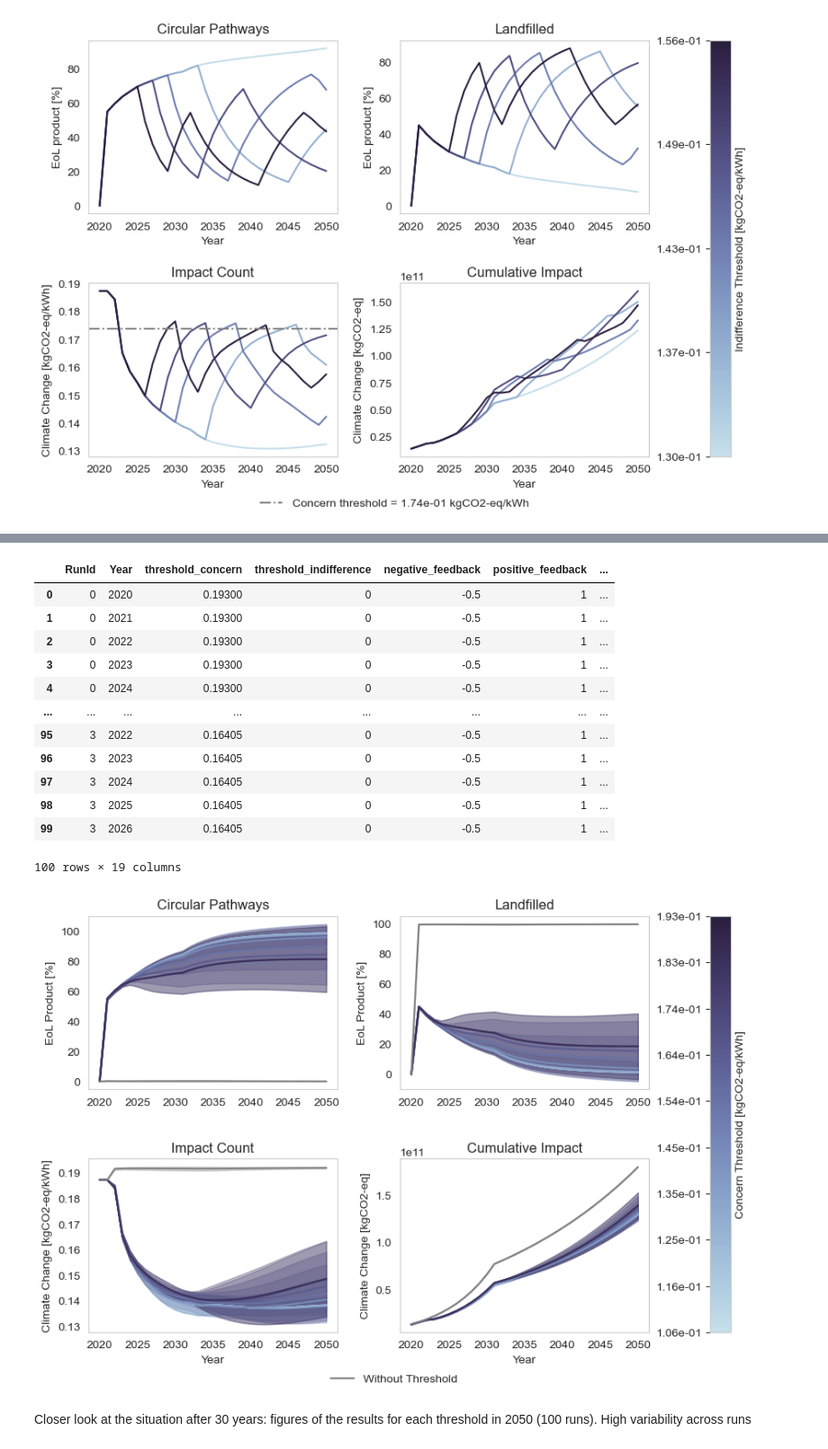
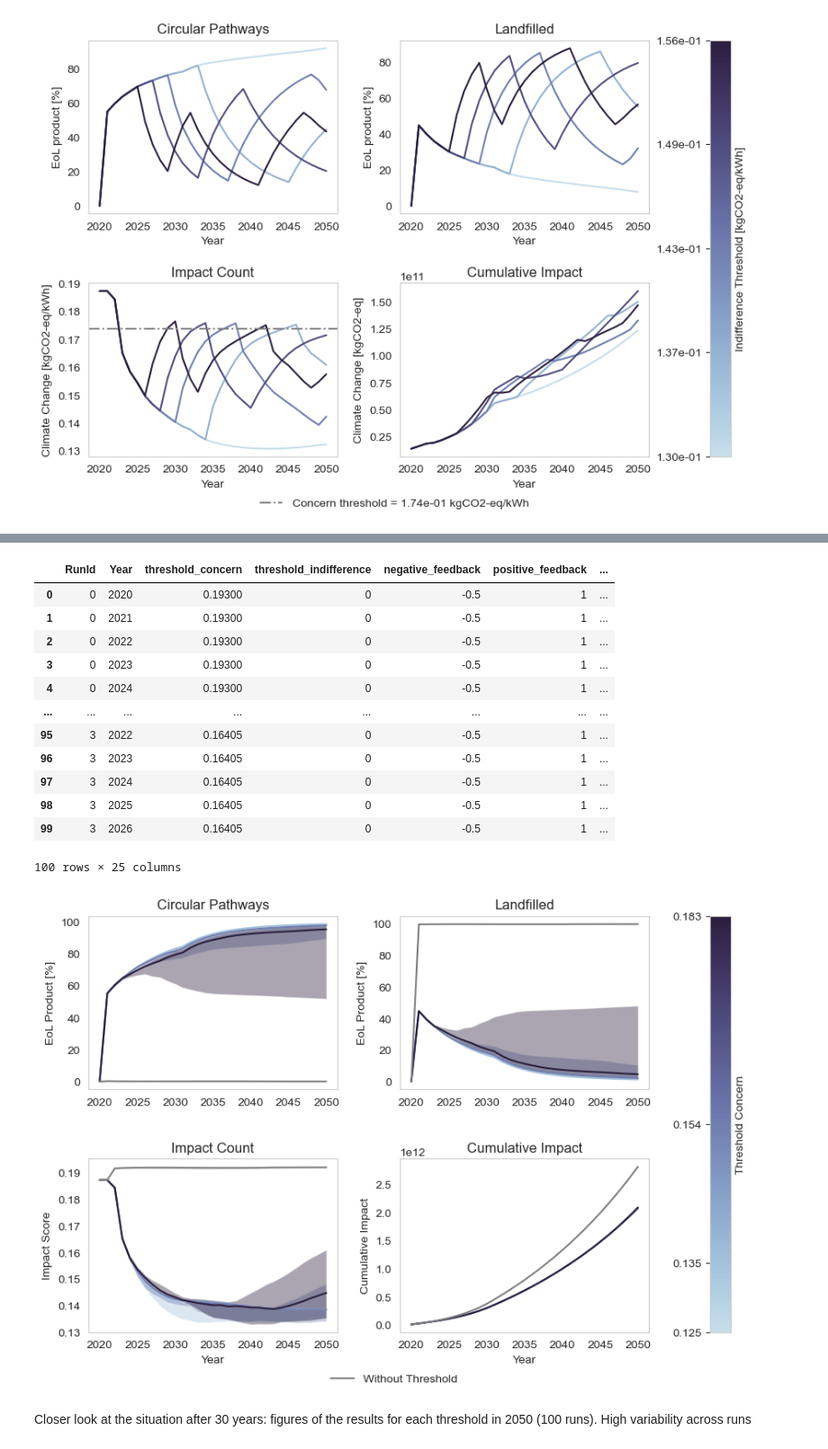
Before and after one commit to rivm-syso/PV-ABM-LCA, a Jupyter notebook: batch_visualize.ipynb, the cells around one changed output, grey strips where cells are left out. Shown at 90% size. Drawn from its saved outputs; the diff is of its cells as text; code cells hidden in the pictures.

```diff
--- a/batch_visualize.ipynb
+++ b/batch_visualize.ipynb
@@ -253,5 +253,9 @@ Load data for 100 seeds and each threshold: using shaded area to represent the s
 # %%
+import numpy as np
 import pandas as pd
+import seaborn as sns
+import matplotlib.pyplot as plt
+from matplotlib.lines import Line2D
 
 # Initialize an empty DataFrame
 results_df = pd.DataFrame()
@@ -265,13 +269,13 @@ for n in range(10):
     df['RunId'] = n
 
     # Select the columns
-    df = df[['Year', 'RunId','threshold_concern', 'threshold_indifference', 'negative_feedback', 'positive_feedback',
+    df = df[['Year', 'RunId', 'threshold_concern', 'threshold_indifference', 'negative_feedback', 'positive_feedback',
              'Impact count', 'Total product', "Effect", "eol - new sold weight", "eol - used sold weight", 'eol - new recycled weight',
              'eol - used recycled weight', 'eol - new landfilled weight', 'eol - used landfilled weight']].copy()
 
     # Calculate Yearly electricity production and Impact
-    df.loc[:, 'Yearly electricity production'] = df.loc[:, 'Total product'] * 1.825  # conversion from Wp to kWh/year considering 5 hours of peak sun per day
-    df.loc[:, 'Impact'] = df.loc[:, 'Yearly electricity production'] * df.loc[:, 'Impact count']
+    df['Yearly electricity production'] = df['Total product'] * 1.825  # conversion from Wp to kWh/year considering 5 hours of peak sun per day
+    df['Impact'] = df['Yearly electricity production'] * df['Impact count']
 
     # Calculate the total end-of-life paths
     df['EoL - sold'] = df['eol - new sold weight'] + df['eol - used sold weight']
@@ -284,30 +288,33 @@ for n in range(10):
     total_end_of_life = total_end_of_life.replace(0, float('nan'))
 
     # Calculate the percentages
-    df.loc[:, 'EoL - sold'] = 100 * df.loc[:, 'EoL - sold'] / total_end_of_life
-    df.loc[:, 'EoL - recycled'] = 100 * df.loc[:, 'EoL - recycled'] / total_end_of_life
-    df.loc[:, 'EoL - circular pathways'] = df.loc[:, 'EoL - sold'] + df.loc[:, 'EoL - recycled']
-    df.loc[:, 'EoL - landfilled'] = 100 * df.loc[:, 'EoL - landfilled'] / total_end_of_life
+    df['EoL - sold'] = 100 * df['EoL - sold'] / total_end_of_life
+    df['EoL - recycled'] = 100 * df['EoL - recycled'] / total_end_of_life
+    df['EoL - circular pathways'] = df['EoL - sold'] + df['EoL - recycled']
+    df['EoL - landfilled'] = 100 * df['EoL - landfilled'] / total_end_of_life
 
     df = df.fillna(0)
 
-    # Aggregate the data to model level
+    # Aggregate the data to model level using quantiles
     df_agg = df.groupby(['RunId', 'Year', 'threshold_concern', 'threshold_indifference', 'negative_feedback', 'positive_feedback']).agg({
-        'Effect': ['mean', 'std'],
-        'Total product': ['mean', 'std'],
-        'EoL - circular pathways': ['mean', 'std'],
-        'EoL - landfilled': ['mean', 'std'],
-        'Impact': ['mean', 'std'],
-        'Impact count': ['mean', 'std'],
+        'Effect': [lambda x: x.quantile(0.25), lambda x: x.quantile(0.50), lambda x: x.quantile(0.75)],
+        'Total product': [lambda x: x.quantile(0.25), lambda x: x.quantile(0.50), lambda x: x.quantile(0.75)],
+        'EoL - circular pathways': [lambda x: x.quantile(0.25), lambda x: x.quantile(0.50), lambda x: x.quantile(0.75)],
+        'EoL - landfilled': [lambda x: x.quantile(0.25), lambda x: x.quantile(0.50), lambda x: x.quantile(0.75)],
+        'Impact': [lambda x: x.quantile(0.25), lambda x: x.quantile(0.50), lambda x: x.quantile(0.75)],
+        'Impact count': [lambda x: x.quantile(0.25), lambda x: x.quantile(0.50), lambda x: x.quantile(0.75)],
     }).reset_index()
+
     # Flatten the MultiIndex columns
     df_agg.columns = ['_'.join(col).strip() if col[1] else col[0] for col in df_agg.columns.values]
+
     # Calculate cumulative impact per year
-    df_agg['Cumulative impact_mean'] = df_agg.groupby(['Year', 'RunId', 'threshold_concern', 'threshold_indifference', 'negative_feedback', 'positive_feedback'])['Impact_mean'].cumsum()
+    df_agg['Cumulative impact_quantile_50'] = df_agg.groupby(['RunId', 'threshold_concern', 'threshold_indifference', 'negative_feedback', 'positive_feedback'])['Impact_<lambda_1>'].cumsum()
 
     # Concatenate the DataFrame to the results_df
     results_df = pd.concat([results_df, df_agg], ignore_index=True)
 
+# Display the first 100 rows of the results DataFrame
 results_df.head(100)
 # %% [output]
 |  | RunId | Year | threshold_concern | threshold_indifference | negative_feedback | positive_feedback | ... |
@@ -322,7 +329,7 @@ results_df.head(100)
 | 97 | 3 | 2024 | 0.16405 | 0 | -0.5 | 1 | ... |
 | 98 | 3 | 2025 | 0.16405 | 0 | -0.5 | 1 | ... |
 | 99 | 3 | 2026 | 0.16405 | 0 | -0.5 | 1 | ... |
-100 rows × 19 columns
+100 rows × 25 columns
 # %%
 import numpy as np
 import pandas as pd
@@ -333,6 +340,7 @@ from matplotlib.lines import Line2D
 # Define the color palette
 color_palette = sns.color_palette("ch:s=.25,rot=-.25", as_cmap=True)
 
+# Set the plot style
 sns.set_style("whitegrid")
 
 # Create subplots
@@ -340,23 +348,28 @@ fig, axs = plt.subplots(2, 2, figsize=(9, 6))
 
 # Plot configurations
 plot_configs = [
-    {"y": "EoL - circular pathways_mean", "y_std": "EoL - circular pathways_std", "ylabel": "EoL Product [%]", "title": "Circular Pathways", "ax": axs[0, 0]},
-    {"y": "EoL - landfilled_mean", "y_std": "EoL - landfilled_std", "ylabel": "EoL Product [%]", "title": "Landfilled", "ax": axs[0, 1]},
-    {"y": "Cumulative impact_mean", "y_std": "Impact_std", "ylabel": cumulative_impact, "xlabel": "Year", "title": "Cumulative Impact", "ax": axs[1, 1]},
-    {"y": "Impact count_mean", "y_std": "Impact count_std", "ylabel": impact_score, "xlabel": "Year", "title": "Impact Count", "ax": axs[1, 0]},
+    {"y": "EoL - circular pathways_<lambda_1>", "y_25": "EoL - circular pathways_<lambda_0>", "y_75": "EoL - circular pathways_<lambda_2>", "ylabel": "EoL Product [%]", "title": "Circular Pathways", "ax": axs[0, 0]},
+    {"y": "EoL - landfilled_<lambda_1>", "y_25": "EoL - landfilled_<lambda_0>", "y_75": "EoL - landfilled_<lambda_2>", "ylabel": "EoL Product [%]", "title": "Landfilled", "ax": axs[0, 1]},
+    {"y": "Cumulative impact_quantile_50", "ylabel": "Cumulative Impact", "xlabel": "Year", "title": "Cumulative Impact", "ax": axs[1, 1]},
+    {"y": "Impact count_<lambda_1>", "y_25": "Impact count_<lambda_0>", "y_75": "Impact count_<lambda_2>", "ylabel": "Impact Score", "xlabel": "Year", "title": "Impact Count", "ax": axs[1, 0]},
 ]
 
 # Normalize the threshold values
 unique_thresholds = np.sort(results_df['threshold_concern'].unique())
-norm = plt.Normalize(unique_thresholds.min(), unique_thresholds.max())
+selected_thresholds = unique_thresholds[[3,5,8,9]]  # First, second, fifth, and seventh thresholds
+selected_thresholds = np.sort(selected_thresholds)[::-1]  # Sort in descending order
 
-# Create line plots with shaded areas for standard deviation
+# Filter the DataFrame to include only the selected thresholds and exclude the first year
+filtered_df = results_df[results_df['threshold_concern'].isin(selected_thresholds)]
+selected_thresholds = unique_thresholds[[2,3,5,8]]   # Sort in descending order
+norm = plt.Normalize(min(selected_thresholds), max(selected_thresholds))
+
+# Create line plots with shaded areas for the 25th and 75th percentiles
 for config in plot_configs:
-    for key, grp in results_df.groupby('threshold_concern'):
+    for key, grp in filtered_df.groupby('threshold_concern'):
         ax = config["ax"]
         x = grp['Year']
         y = grp[config["y"]]
-        y_std = grp[config["y_std"]]
 
         # Set color based on whether the threshold is the maximum
         if key == unique_thresholds.max():
@@ -364,44 +377,49 @@ for config in plot_configs:
         else:
             color = color_palette(norm(key))
 
-        ax.plot(x, y, label=f'Threshold {key:.2e}', color=color)
-        ax.fill_between(x, y - y_std, y + y_std, color=color, alpha=0.3)
+        ax.plot(x, y, label=f'Threshold {key:.3f}', color=color)
+
+        # Add shaded area for the 25th and 75th percentiles if applicable
+        if "y_25" in config and "y_75" in config:
+            y_25 = grp[config["y_25"]]
+            y_75 = grp[config["y_75"]]
+            ax.fill_between(x, y_25, y_75, color=color, alpha=0.4, edgecolor=None)
 
         ax.set(ylabel=config["ylabel"], title=config["title"])
         if "xlabel" in config:
             ax.set(xlabel=config["xlabel"])
 
 # Remove grid
 for ax in axs.flat:
     ax.grid(False)
 
 # Add space between the 2 rows of subplots
 plt.subplots_adjust(top=0.95, bottom=0.12, right=0.999, left=0.1, hspace=0.4, wspace=0.25)
 
 # Create a single color bar for all subplots
 sm = plt.cm.ScalarMappable(cmap=color_palette, norm=norm)
 sm.set_array([])
 
 # Add the color bar to the figure
 cbar = fig.colorbar(sm, ax=axs, orientation='vertical', fraction=0.08, pad=0.09)
-cbar.set_label(threshold_c)
+cbar.set_label("Threshold Concern")
 
-# Set the ticks to the unique values of 'threshold_concern'
-cbar.set_ticks(unique_thresholds)
+# Set the ticks to the selected values of 'threshold_concern' excluding the maximum threshold
+cbar.set_ticks(selected_thresholds)
 cbar.ax.yaxis.tick_left()
-cbar.set_ticklabels([f'{val:.2e}' for val in unique_thresholds])
+cbar.set_ticklabels([f'{val:.3f}' for val in selected_thresholds])
 
 # Add grey line for linear coupling
 custom_lines_1 = [Line2D([0], [0], color='grey', linestyle='-', lw=1.5, label='Without Threshold')]
 fig.legend(handles=custom_lines_1, loc='lower center', fontsize=10, frameon=False)
 
 # Save the plot
 plt.savefig(f"results/{folder}/lineplotconcern_sd.png", dpi=300)
 
 # Show the plot
 plt.show()
 # %% [output]
-[figure, old version]
+[figure, new version]
 # %% [markdown]
 Closer look at the situation after 30 years: figures of the results for each threshold in 2050 (100 runs). High variability across runs
 # %%
```
Also changed, not shown: parts of 6 cells of this notebook.
